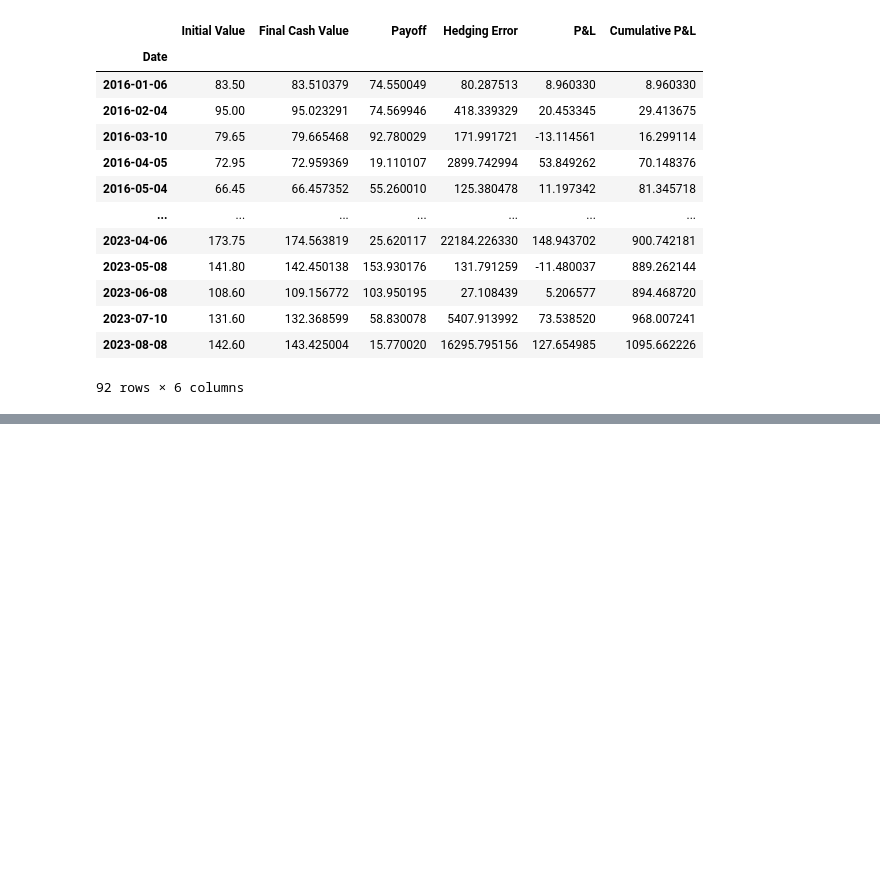
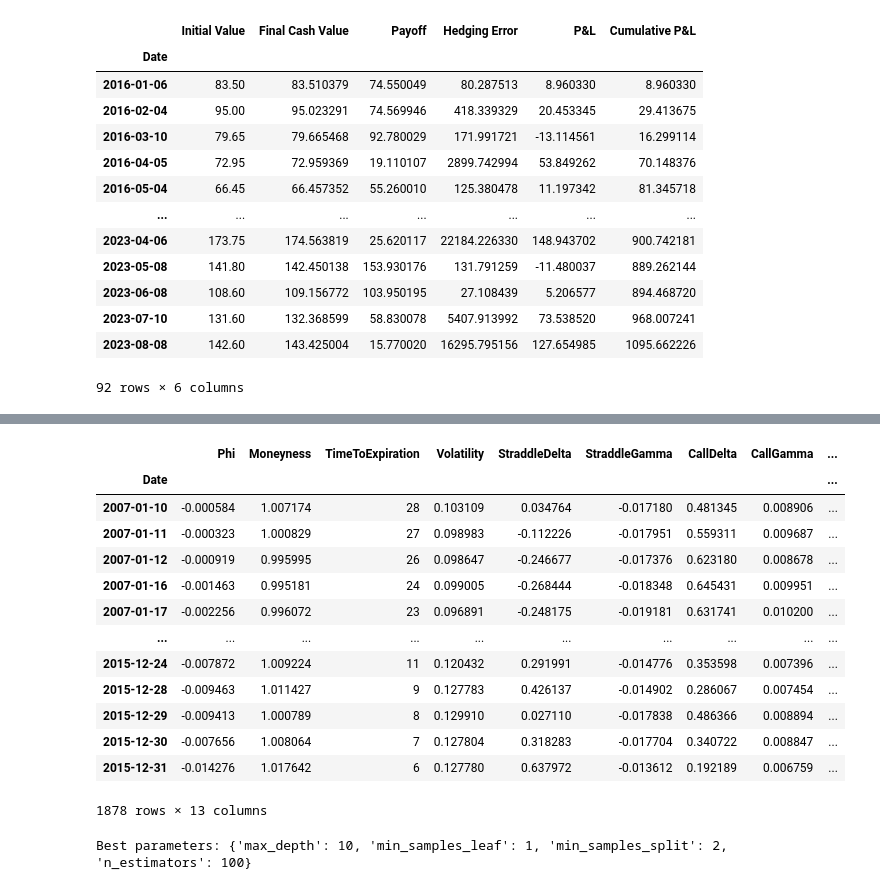
Before and after one commit to BenjaminSeguin/Straddle_hedging_project, a Jupyter notebook: main.ipynb, the cells around one changed output, grey strips where cells are left out. Cells and saved outputs as stored; diff of their text form; code cells hidden in the pictures; blank space fills up the shorter version.

```diff
--- a/main.ipynb
+++ b/main.ipynb
@@ -638,0 +315,22 @@ KeyError: Timestamp('2007-01-15 00:00:00')
+# %%
+results.set_index('Date', inplace=True)
+results
+# %% [output]
+|  | Phi | Moneyness | TimeToExpiration | Volatility | StraddleDelta | StraddleGamma | CallDelta | CallGamma | ... |
+| Date |  |  |  |  |  |  |  |  | ... |
+| 2007-01-10 | -0.000584 | 1.007174 | 28 | 0.103109 | 0.034764 | -0.017180 | 0.481345 | 0.008906 | ... |
+| 2007-01-11 | -0.000323 | 1.000829 | 27 | 0.098983 | -0.112226 | -0.017951 | 0.559311 | 0.009687 | ... |
+| 2007-01-12 | -0.000919 | 0.995995 | 26 | 0.098647 | -0.246677 | -0.017376 | 0.623180 | 0.008678 | ... |
+| 2007-01-16 | -0.001463 | 0.995181 | 24 | 0.099005 | -0.268444 | -0.018348 | 0.645431 | 0.009951 | ... |
+| 2007-01-17 | -0.002256 | 0.996072 | 23 | 0.096891 | -0.248175 | -0.019181 | 0.631741 | 0.010200 | ... |
+| ... | ... | ... | ... | ... | ... | ... | ... | ... | ... |
+| 2015-12-24 | -0.007872 | 1.009224 | 11 | 0.120432 | 0.291991 | -0.014776 | 0.353598 | 0.007396 | ... |
+| 2015-12-28 | -0.009463 | 1.011427 | 9 | 0.127783 | 0.426137 | -0.014902 | 0.286067 | 0.007454 | ... |
+| 2015-12-29 | -0.009413 | 1.000789 | 8 | 0.129910 | 0.027110 | -0.017838 | 0.486366 | 0.008894 | ... |
+| 2015-12-30 | -0.007656 | 1.008064 | 7 | 0.127804 | 0.318283 | -0.017704 | 0.340722 | 0.008847 | ... |
+| 2015-12-31 | -0.014276 | 1.017642 | 6 | 0.127780 | 0.637972 | -0.013612 | 0.192189 | 0.006759 | ... |
+1878 rows × 13 columns
+# %%
+rf = train_random_forest_model(results)
+# %% [output]
+Best parameters: {'max_depth': 10, 'min_samples_leaf': 1, 'min_samples_split': 2, 'n_estimators': 100}
```
Also changed, not shown: parts of 17 cells of this notebook, 1 other file.
